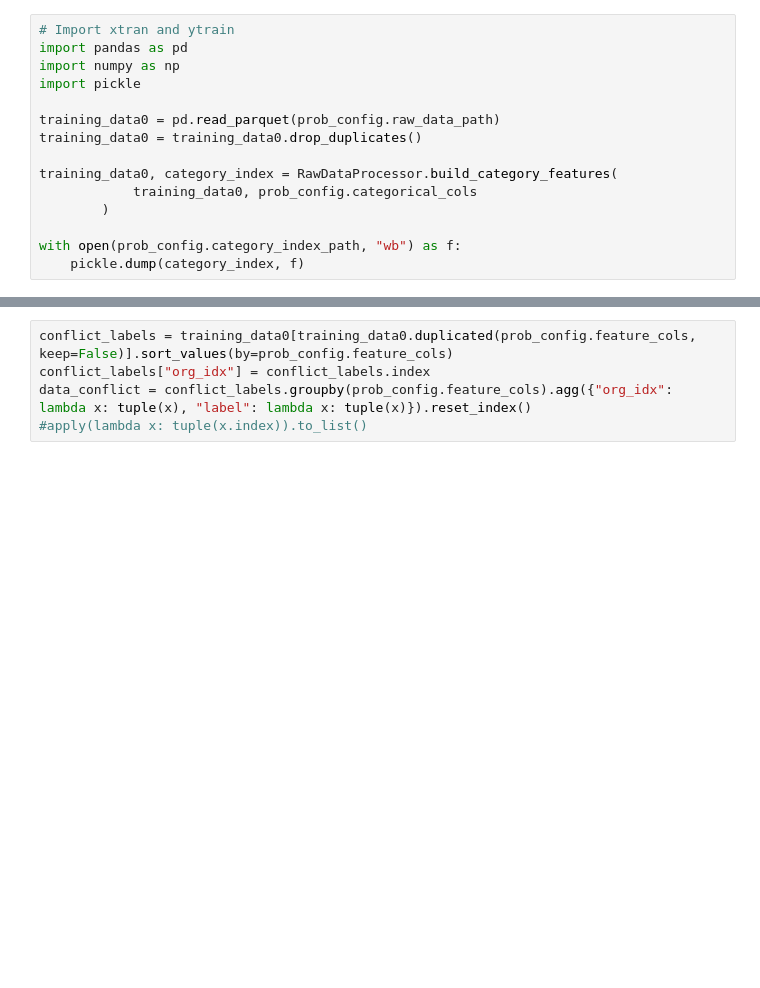
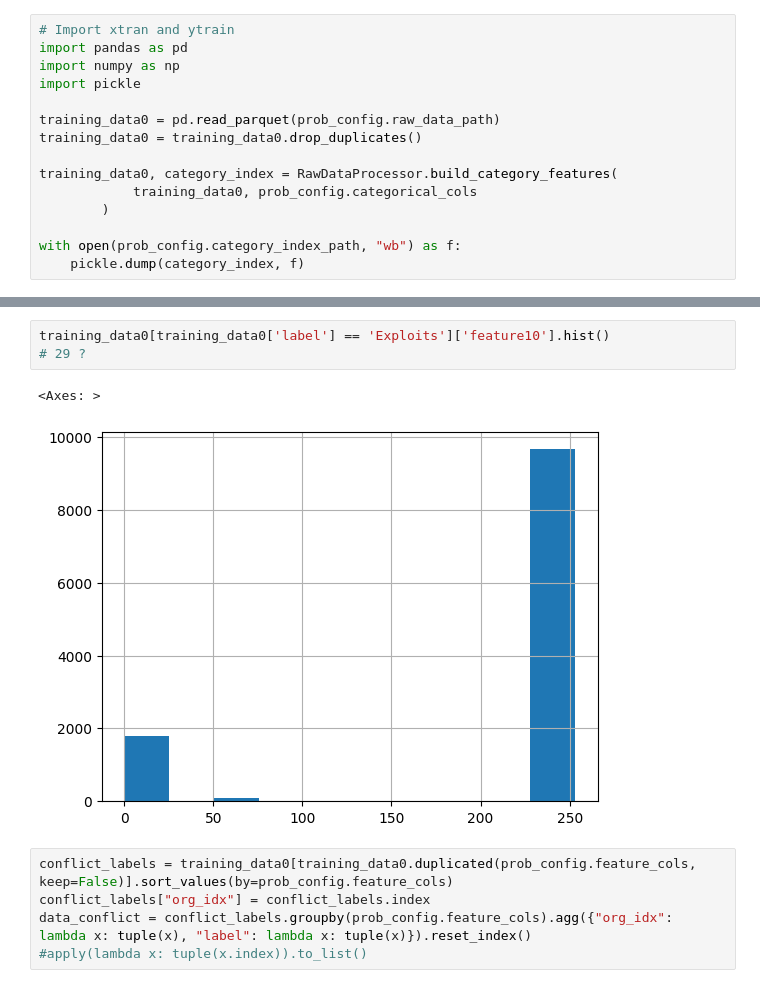
Before and after one commit to bkt92/bkt_mlops, a Jupyter notebook: notebooks/tune_phase3_2.ipynb, the cells around one changed output, grey strips where cells are left out. Drawn from its saved outputs; the diff is of its cells as text; blank space fills up the shorter version.

```diff
--- a/notebooks/tune_phase3_2.ipynb
+++ b/notebooks/tune_phase3_2.ipynb
@@ -55,3 +156,9 @@ with open(prob_config.category_index_path, "wb") as f:
+# %%
+training_data0[training_data0['label'] == 'Exploits']['feature10'].hist()
+# 29 ?
+# %% [output]
+<Axes: >
+[figure, added]
 # %%
 conflict_labels = training_data0[training_data0.duplicated(prob_config.feature_cols, keep=False)].sort_values(by=prob_config.feature_cols)
 conflict_labels["org_idx"] = conflict_labels.index
```
Also changed, not shown: parts of 24 cells of this notebook, 7 other files.
